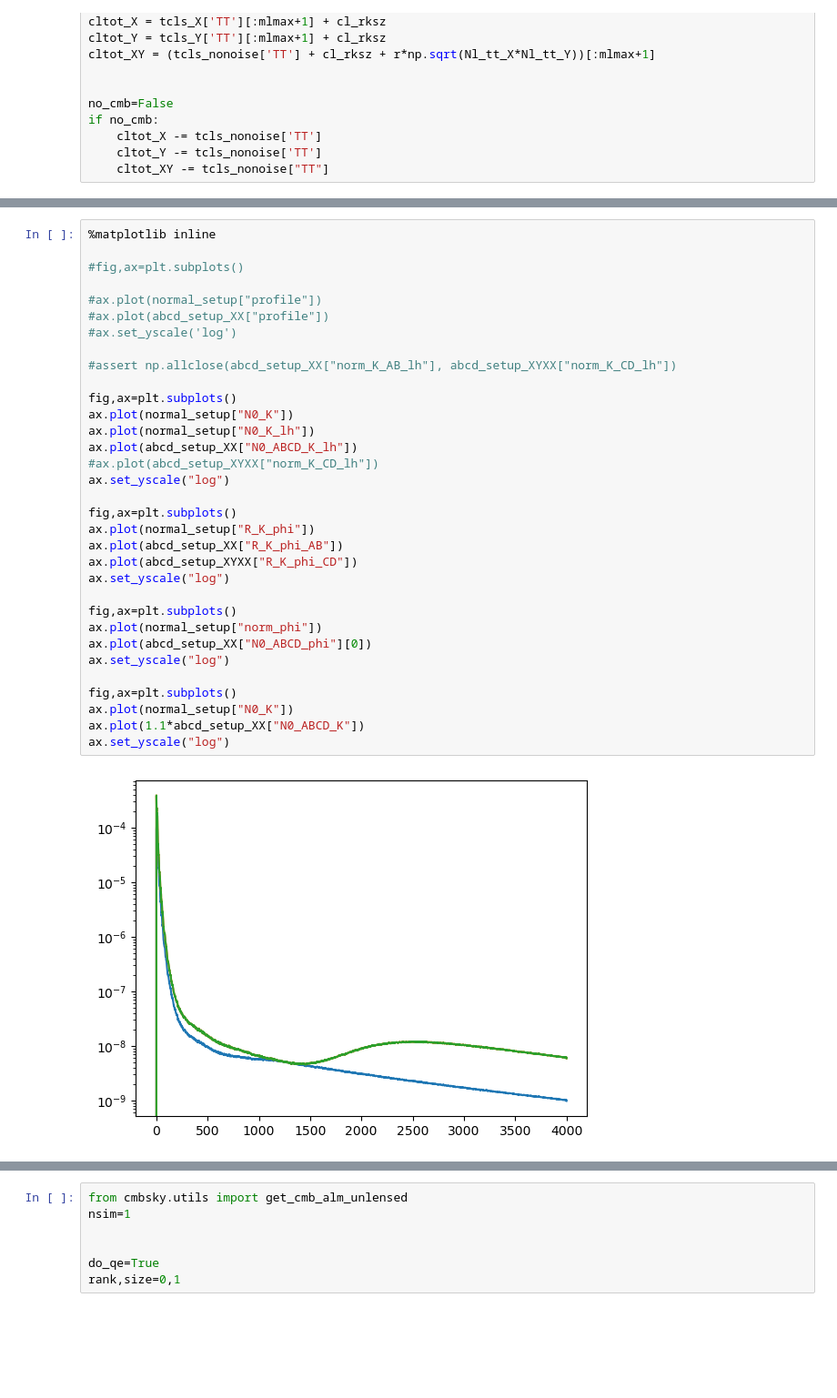
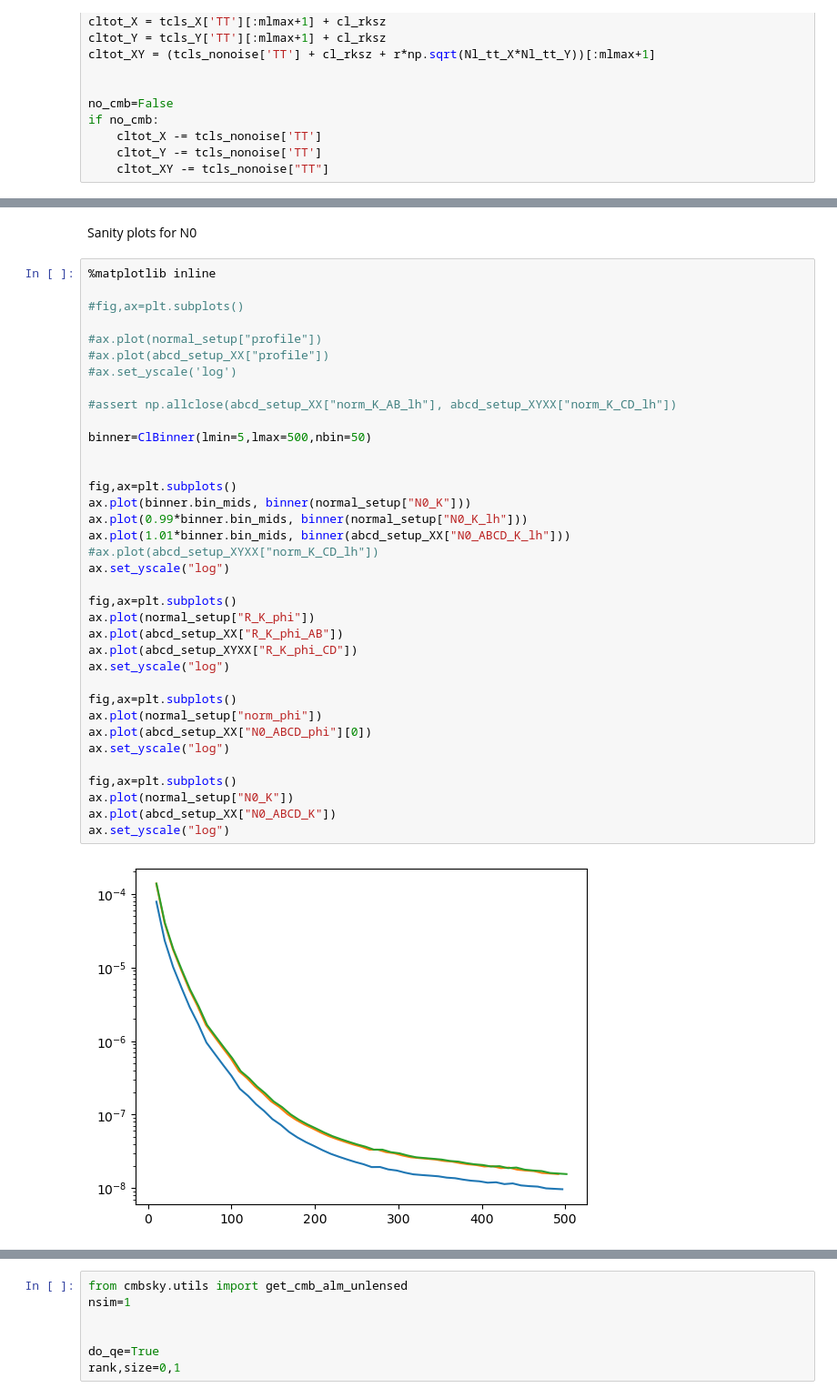
Before and after one commit to simonsobs/ksz4, a Jupyter notebook: examples/test_bias-hardening.ipynb, the cells around one changed output, grey strips where cells are left out. Shown: that part at 91% size. Drawn from its saved outputs; the diff is of its cells as text; blank space fills up the shorter version.

```diff
--- a/examples/test_bias-hardening.ipynb
+++ b/examples/test_bias-hardening.ipynb
@@ -144,37 +146,42 @@ getting AB and CD qfuncs for qe
+# %% [markdown]
+Sanity plots for N0
 # %%
 %matplotlib inline
 
 #fig,ax=plt.subplots()
 
 #ax.plot(normal_setup["profile"])
 #ax.plot(abcd_setup_XX["profile"])
 #ax.set_yscale('log')
 
 #assert np.allclose(abcd_setup_XX["norm_K_AB_lh"], abcd_setup_XYXX["norm_K_CD_lh"])
 
+binner=ClBinner(lmin=5,lmax=500,nbin=50)
+
+
 fig,ax=plt.subplots()
-ax.plot(normal_setup["N0_K"])
-ax.plot(normal_setup["N0_K_lh"])
-ax.plot(abcd_setup_XX["N0_ABCD_K_lh"])
+ax.plot(binner.bin_mids, binner(normal_setup["N0_K"]))
+ax.plot(0.99*binner.bin_mids, binner(normal_setup["N0_K_lh"]))
+ax.plot(1.01*binner.bin_mids, binner(abcd_setup_XX["N0_ABCD_K_lh"]))
 #ax.plot(abcd_setup_XYXX["norm_K_CD_lh"])
 ax.set_yscale("log")
 
 fig,ax=plt.subplots()
 ax.plot(normal_setup["R_K_phi"])
 ax.plot(abcd_setup_XX["R_K_phi_AB"])
 ax.plot(abcd_setup_XYXX["R_K_phi_CD"])
 ax.set_yscale("log")
 
 fig,ax=plt.subplots()
 ax.plot(normal_setup["norm_phi"])
 ax.plot(abcd_setup_XX["N0_ABCD_phi"][0])
 ax.set_yscale("log")
 
 fig,ax=plt.subplots()
 ax.plot(normal_setup["N0_K"])
-ax.plot(1.1*abcd_setup_XX["N0_ABCD_K"])
+ax.plot(abcd_setup_XX["N0_ABCD_K"])
 ax.set_yscale("log")
 # %% [output]
-[figure, old version]
+[figure, new version]
 [figure]
 [figure]
```
Also changed, not shown: parts of 13 cells of this notebook.
